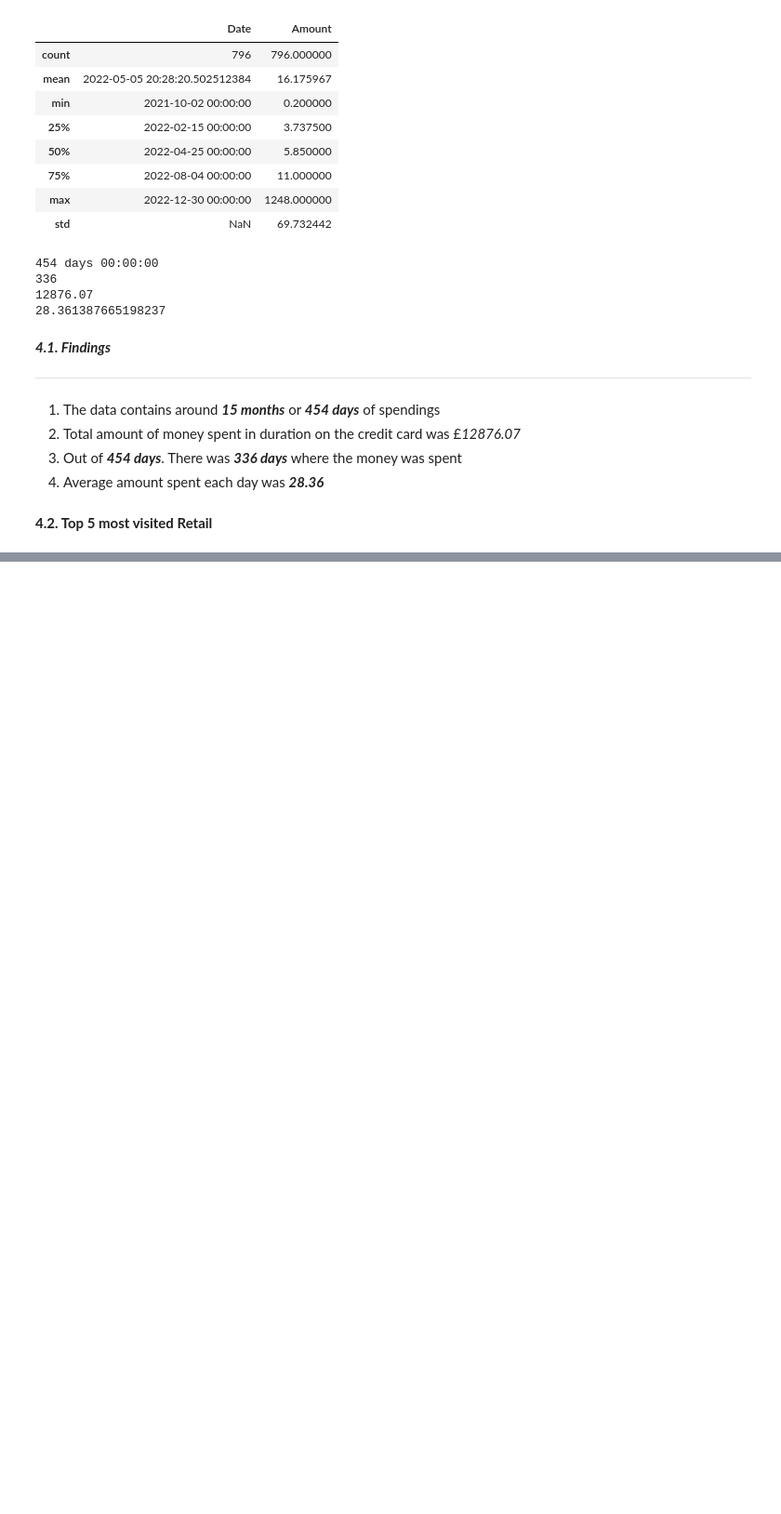
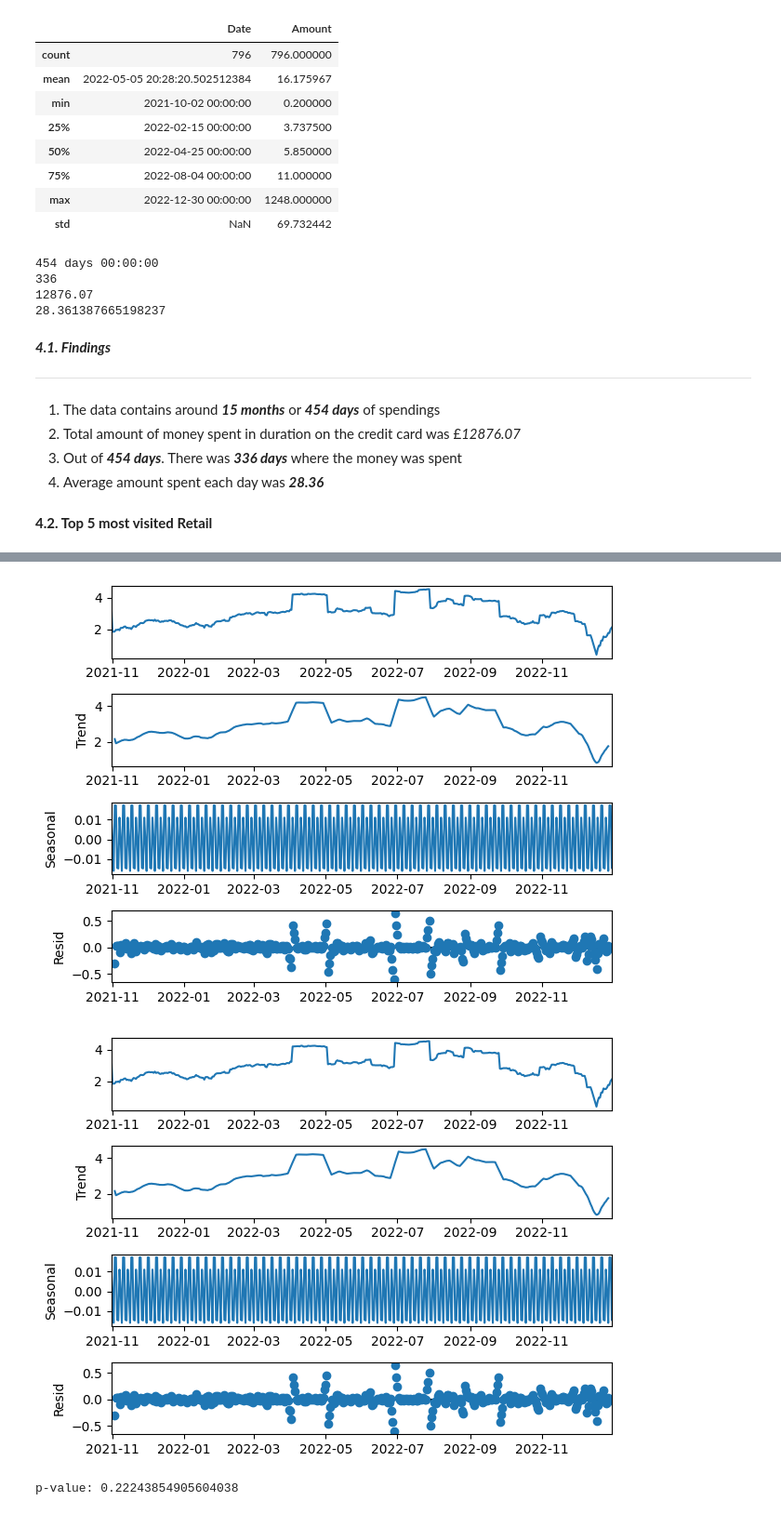
Before and after one commit to nirdeshacharya/SpendingAnalysis, a Jupyter notebook: SpendingAnalysis.ipynb, the cells around one changed output, grey strips where cells are left out. Shown at 93% size. Cells and saved outputs as stored; diff of their text form; code cells hidden in the pictures; blank space fills up the shorter version.

```diff
--- a/SpendingAnalysis.ipynb
+++ b/SpendingAnalysis.ipynb
@@ -244,0 +314,12 @@ plt.show()
+# %%
+dfA = np.log(dfA).dropna()
+# %%
+seasonal_decompose(dfA).plot()
+# %% [output]
+[figure, added]
+[figure, added]
+# %%
+result = adfuller(dfA)
+print('p-value: {}'.format(result[1]))
+# %% [output]
+p-value: 0.22243854905604038
```
Also changed, not shown: parts of 26 cells of this notebook.
